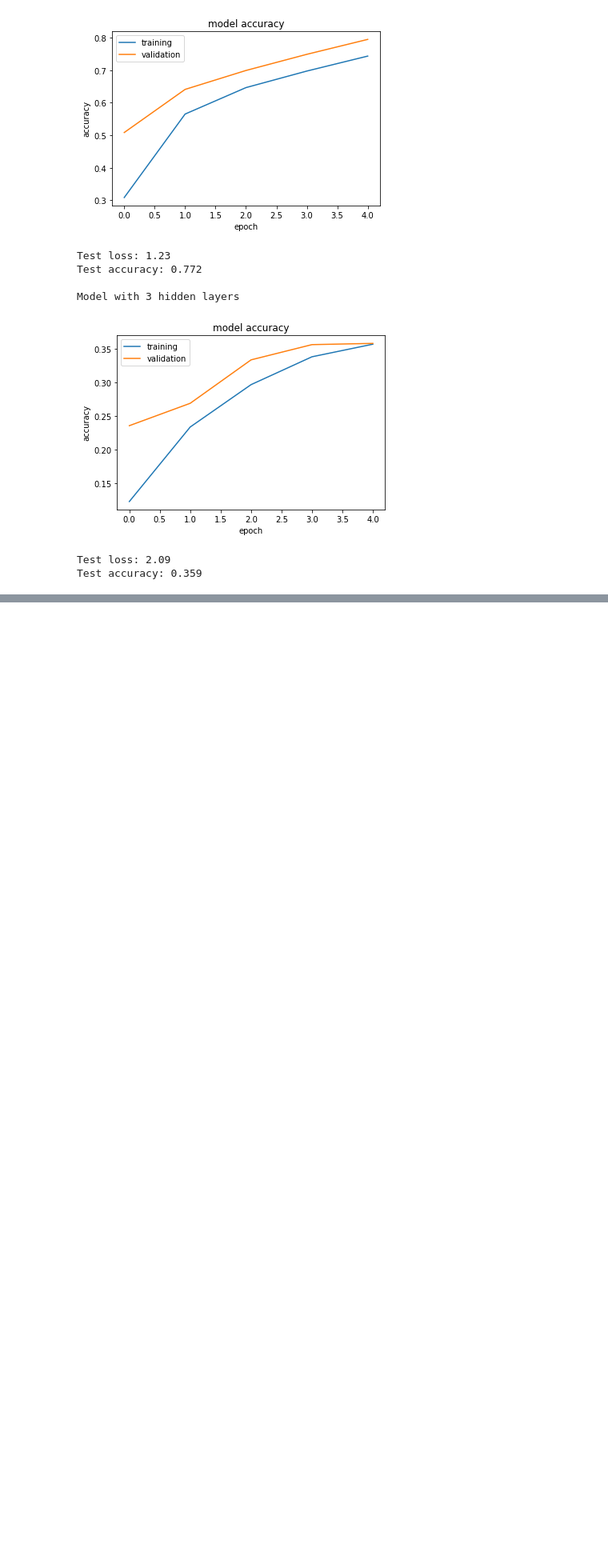
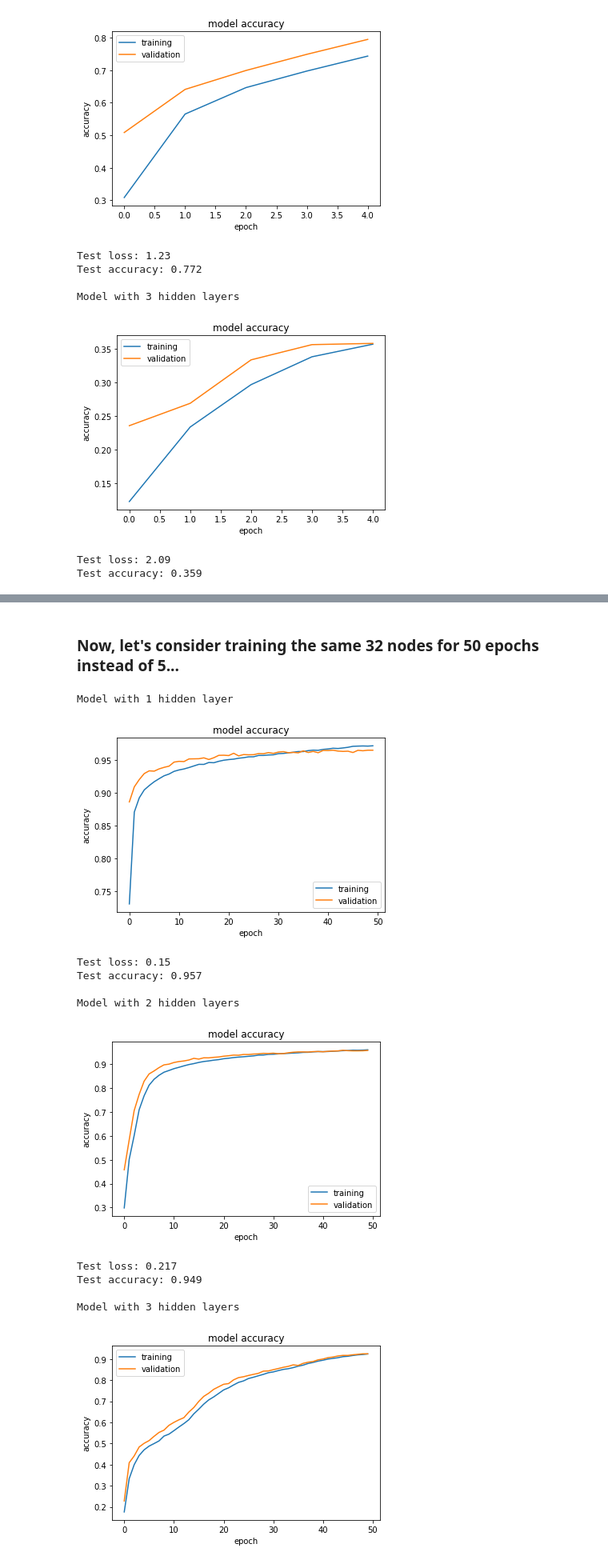
Before and after one commit to stmarple/MachineLearningWithTensorFlow, a Jupyter notebook: FFNN_MNST.ipynb, the cells around one changed output, grey strips where cells are left out. Shown at 80% size. Cells and saved outputs as stored; diff of their text form; code cells hidden in the pictures; blank space fills up the shorter version.

```diff
--- a/FFNN_MNST.ipynb
+++ b/FFNN_MNST.ipynb
@@ -503,3 +503,27 @@ As you can see, the current model is using:
 * loss = categorical_crossentropy
 * The create_depth function will create a multilayer perceptron with a selected array of sizes, each with 32 nodes
 * As we can see from the results, as soon as an additional layer was added, our model immediately became ***overfit***.*
+# %% [markdown]
+### Now, let's consider training the same 32 nodes for 50 epochs instead of 5...
+# %%
+for layers in range(1,4):
+    mod = create_depth([32] * layers)
+    if layers == 1:
+        print(f'Model with{layers: 1} hidden layer')
+    else:
+        print(f'Model with{layers: 1} hidden layers')
+    eval(mod, 128, 50)
+    print()
+# %% [output]
+Model with 1 hidden layer
+[figure, added]
+Test loss: 0.15
+Test accuracy: 0.957
+
+Model with 2 hidden layers
+[figure, added]
+Test loss: 0.217
+Test accuracy: 0.949
+
+Model with 3 hidden layers
+[figure, added]
```
Also changed, not shown: parts of 9 cells of this notebook.
